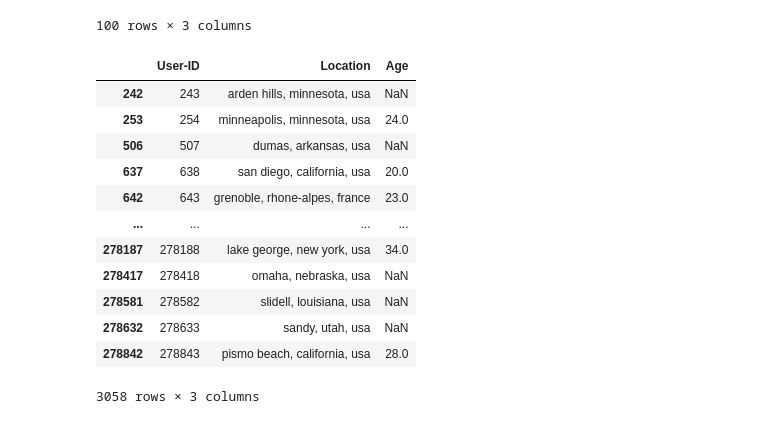
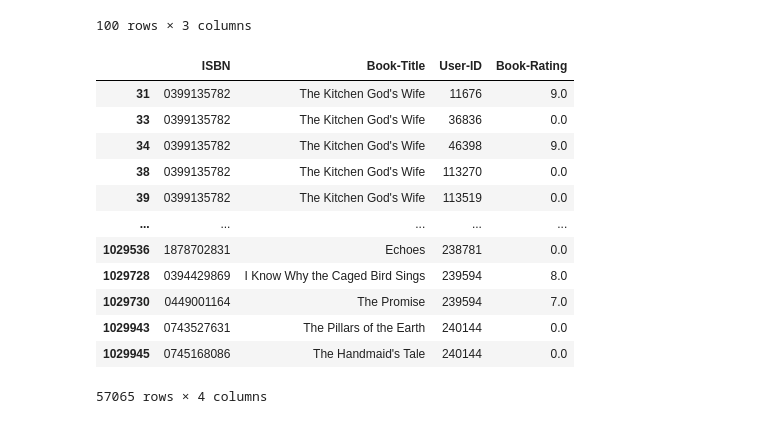
Before and after one commit to shatyamsharma7416-oss/book_recommendation, a Jupyter notebook: model/Untitled0.ipynb, the cells around one changed output. Drawn from its saved outputs; the diff is of its cells as text; code cells hidden in the pictures.

```diff
--- a/Untitled0.ipynb
+++ b/model/Untitled0.ipynb
@@ -154,17 +152,26 @@ def regular_readers(dataframe):
 # %%
 often_readers = regular_readers(books_rating)
-often_readers
+often_readers = often_readers.to_numpy()
-# %% [output]
-|  | User-ID | Location | Age |
-| 242 | 243 | arden hills, minnesota, usa | NaN |
-| 253 | 254 | minneapolis, minnesota, usa | 24.0 |
-| 506 | 507 | dumas, arkansas, usa | NaN |
-| 637 | 638 | san diego, california, usa | 20.0 |
-| 642 | 643 | grenoble, rhone-alpes, france | 23.0 |
-| ... | ... | ... | ... |
-| 278187 | 278188 | lake george, new york, usa | 34.0 |
-| 278417 | 278418 | omaha, nebraska, usa | NaN |
-| 278581 | 278582 | slidell, louisiana, usa | NaN |
-| 278632 | 278633 | sandy, utah, usa | NaN |
-| 278842 | 278843 | pismo beach, california, usa | 28.0 |
-3058 rows × 3 columns
+# %%
+filtered_rating = books_rating[books_rating['User-ID'].isin(often_readers)]
+# %%
+well_known_books = filtered_rating.groupby("Book-Title").count()['Book-Rating'] > 50
+well_known_books = well_known_books[well_known_books].index
+# %%
+final_ratings = filtered_rating[filtered_rating['Book-Title'].isin(well_known_books)]
+# %%
+final_ratings
+# %% [output]
+|  | ISBN | Book-Title | User-ID | Book-Rating |
+| 31 | 0399135782 | The Kitchen God's Wife | 11676 | 9.0 |
+| 33 | 0399135782 | The Kitchen God's Wife | 36836 | 0.0 |
+| 34 | 0399135782 | The Kitchen God's Wife | 46398 | 9.0 |
+| 38 | 0399135782 | The Kitchen God's Wife | 113270 | 0.0 |
+| 39 | 0399135782 | The Kitchen God's Wife | 113519 | 0.0 |
+| ... | ... | ... | ... | ... |
+| 1029536 | 1878702831 | Echoes | 238781 | 0.0 |
+| 1029728 | 0394429869 | I Know Why the Caged Bird Sings | 239594 | 8.0 |
+| 1029730 | 0449001164 | The Promise | 239594 | 7.0 |
+| 1029943 | 0743527631 | The Pillars of the Earth | 240144 | 0.0 |
+| 1029945 | 0745168086 | The Handmaid's Tale | 240144 | 0.0 |
+57065 rows × 4 columns
```
Also changed, not shown: parts of 13 cells of this notebook, 1 other file.
